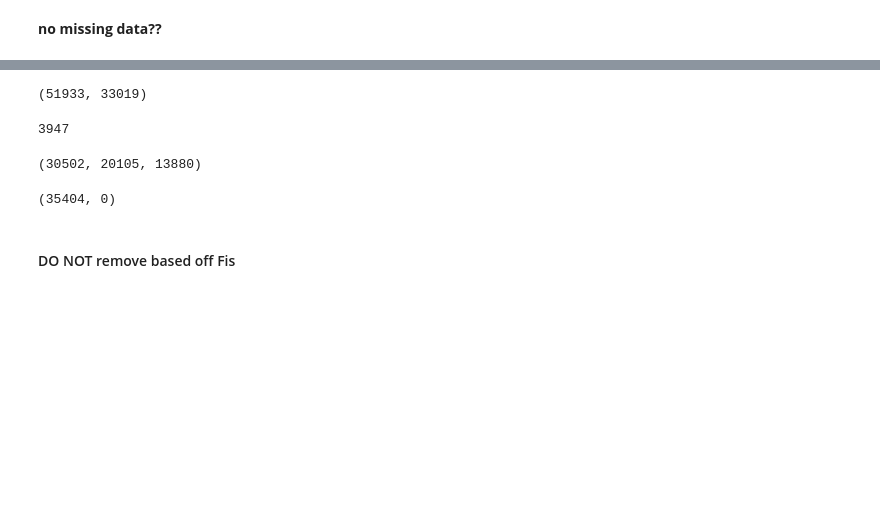
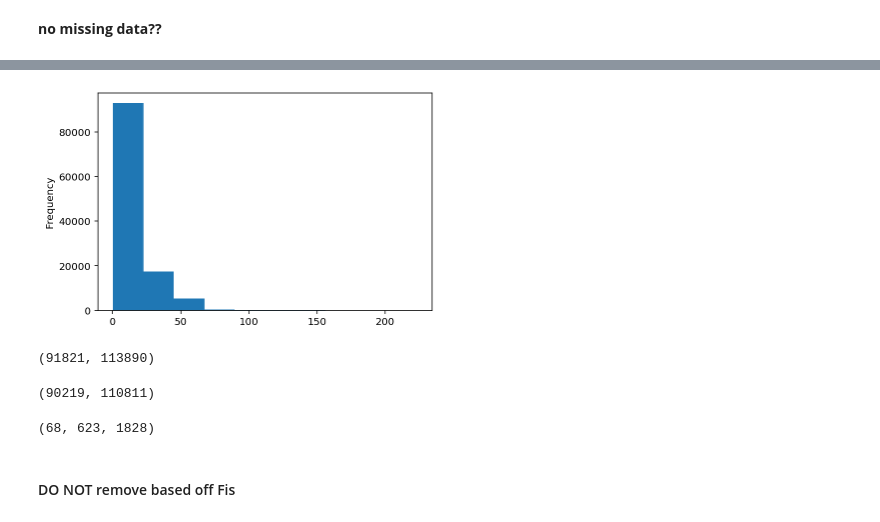
Before and after one commit to trevorfaske/ARTR_mixedploidy, a Jupyter notebook: denovo/5snp_filtering_sagebrush_gatk.ipynb, the cells around one changed output, grey strips where cells are left out. Cells and saved outputs as stored; diff of their text form; code cells hidden in the pictures; blank space fills up the shorter version.

```diff
--- a/denovo/5snp_filtering_sagebrush_gatk.ipynb
+++ b/denovo/5snp_filtering_sagebrush_gatk.ipynb
@@ -476,19 +262,19 @@ len(loci_df[loci_df.Fis == -9])
+# %%
+loci_df.MEAN_DEPTH.plot(kind="hist");
+# %% [output]
+[figure, added]
 # %%
-len(loci_df[loci_df.SUM_DEPTH <1000]),len(loci_df[loci_df.SUM_DEPTH >=75])
+len(loci_df[loci_df.SUM_DEPTH <15000]),len(loci_df[loci_df.SUM_DEPTH >=1000])
 # %% [output]
-(51933, 33019)
+(91821, 113890)
+# %%
+len(loci_df[loci_df.MEAN_DEPTH <20]),len(loci_df[loci_df.MEAN_DEPTH >=2])
+# %% [output]
+(90219, 110811)
 # %%
-len(loci_df[loci_df.QUAL >= 10]) - len(loci_df[loci_df.QUAL >= 20])
+len(loci_df[loci_df.QUAL <  200]), len(loci_df[loci_df.QUAL < 500]), len(loci_df[loci_df.QUAL < 999])
 # %% [output]
-3947
+(68, 623, 1828)
-# %%
-len(loci_df[loci_df.QUAL <  100]), len(loci_df[loci_df.QUAL < 50]), len(loci_df[loci_df.QUAL < 30])
-# %% [output]
-(30502, 20105, 13880)
-# %%
- len(loci_df[loci_df.Fis <= -0.5]), len(loci_df[loci_df.MAF < 0.02])
-# %% [output]
-(35404, 0)
 # %% [markdown]
 #### DO NOT remove based off Fis
 # %%
```
Also changed, not shown: parts of 62 cells of this notebook.
